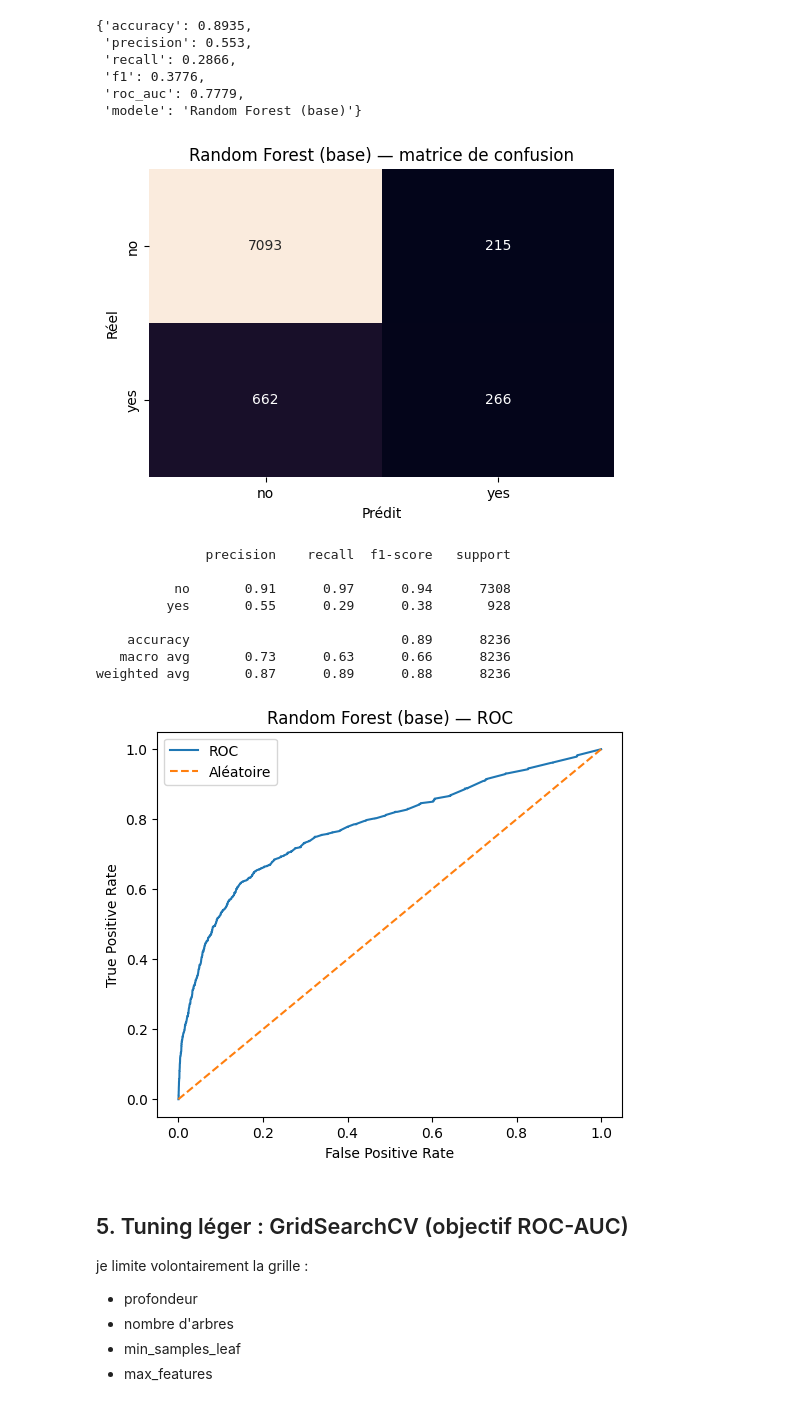
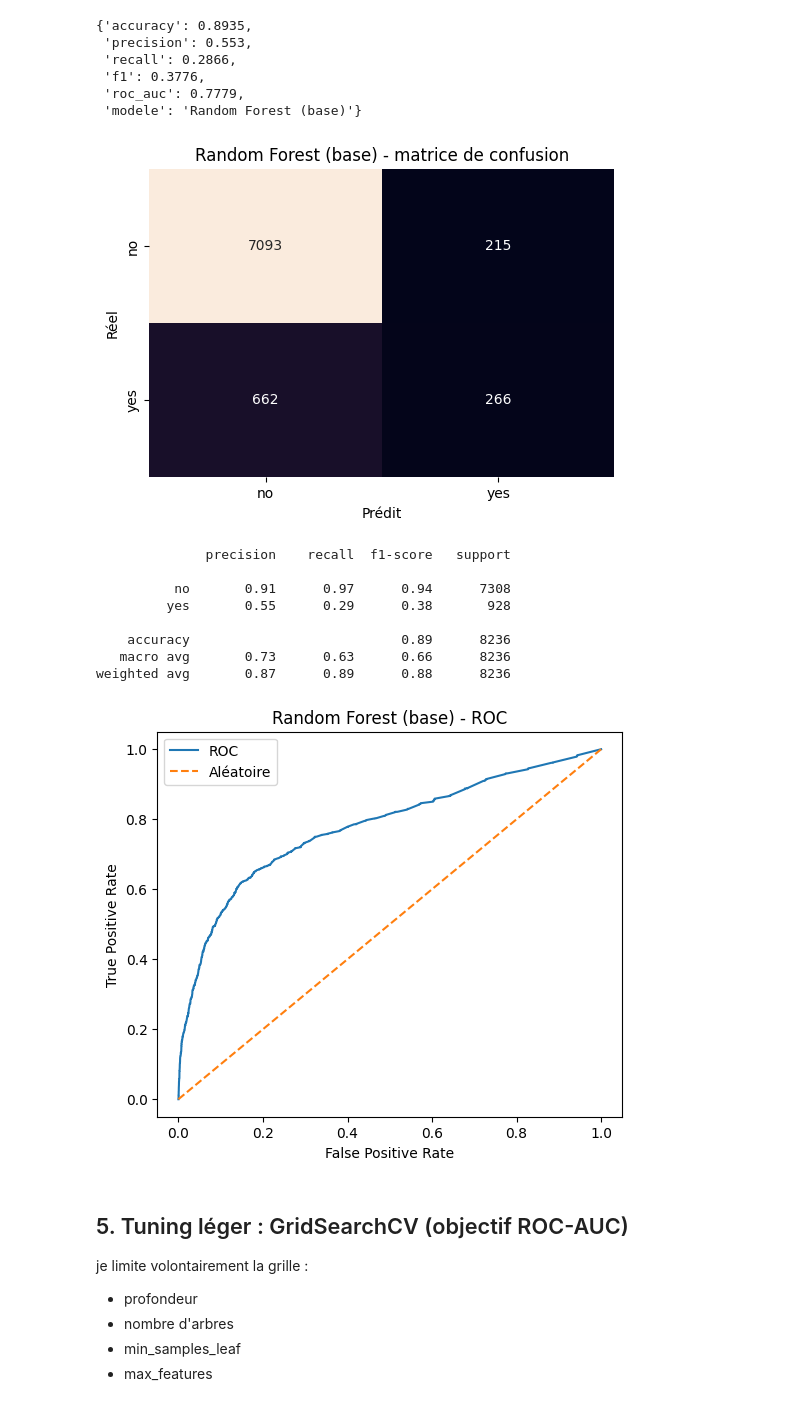
Before and after one commit to ladijadi/Projet_Scoring_bank-marketing, a Jupyter notebook: notebooks/03_comparaison_modeles.ipynb, the cells around one changed output. Drawn from its saved outputs; the diff is of its cells as text; code cells hidden in the pictures.

```diff
--- a/notebooks/03_comparaison_modeles.ipynb
+++ b/notebooks/03_comparaison_modeles.ipynb
@@ -147,11 +147,11 @@ met_rf
  'modele': 'Random Forest (base)'}
 # %%
 # Affichage des résultats du modèle Random Forest (base)
-afficher_matrice_confusion(y_test, y_pred_rf, labels=("no", "yes"), titre="Random Forest (base) — matrice de confusion")
+afficher_matrice_confusion(y_test, y_pred_rf, labels=("no", "yes"), titre="Random Forest (base) - matrice de confusion")
 afficher_rapport_classification(y_test, y_pred_rf)
-tracer_roc(y_test, y_proba_rf, pos_label="yes", titre="Random Forest (base) — ROC")
+tracer_roc(y_test, y_proba_rf, pos_label="yes", titre="Random Forest (base) - ROC")
 # %% [output]
-[figure, old version]
+[figure, new version]
               precision    recall  f1-score   support
 
           no       0.91      0.97      0.94      7308
@@ -160,7 +160,7 @@ tracer_roc(y_test, y_proba_rf, pos_label="yes", titre="Random Forest (base) —
     accuracy                           0.89      8236
    macro avg       0.73      0.63      0.66      8236
 weighted avg       0.87      0.89      0.88      8236
-[figure, old version]
+[figure, new version]
 # %% [markdown]
 ## 5. Tuning léger : GridSearchCV (objectif ROC-AUC)
 
```
Also changed, not shown: parts of 8 cells of this notebook, 5 other files.
